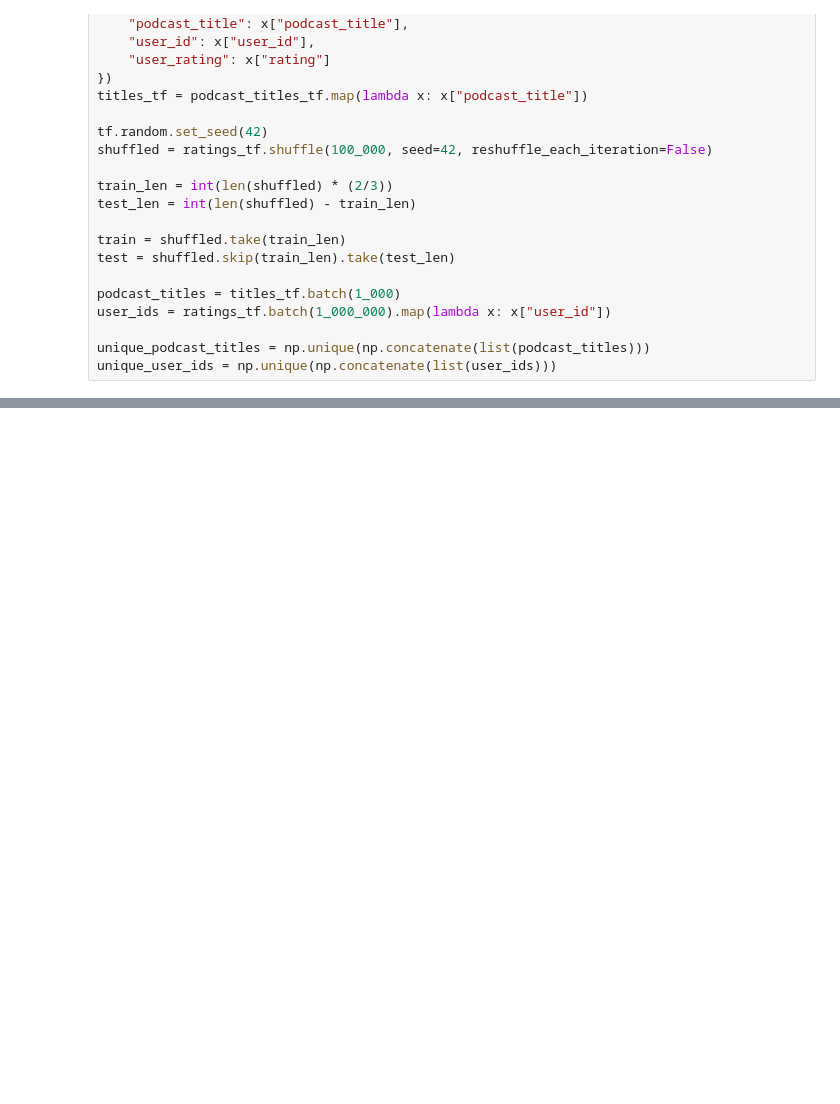
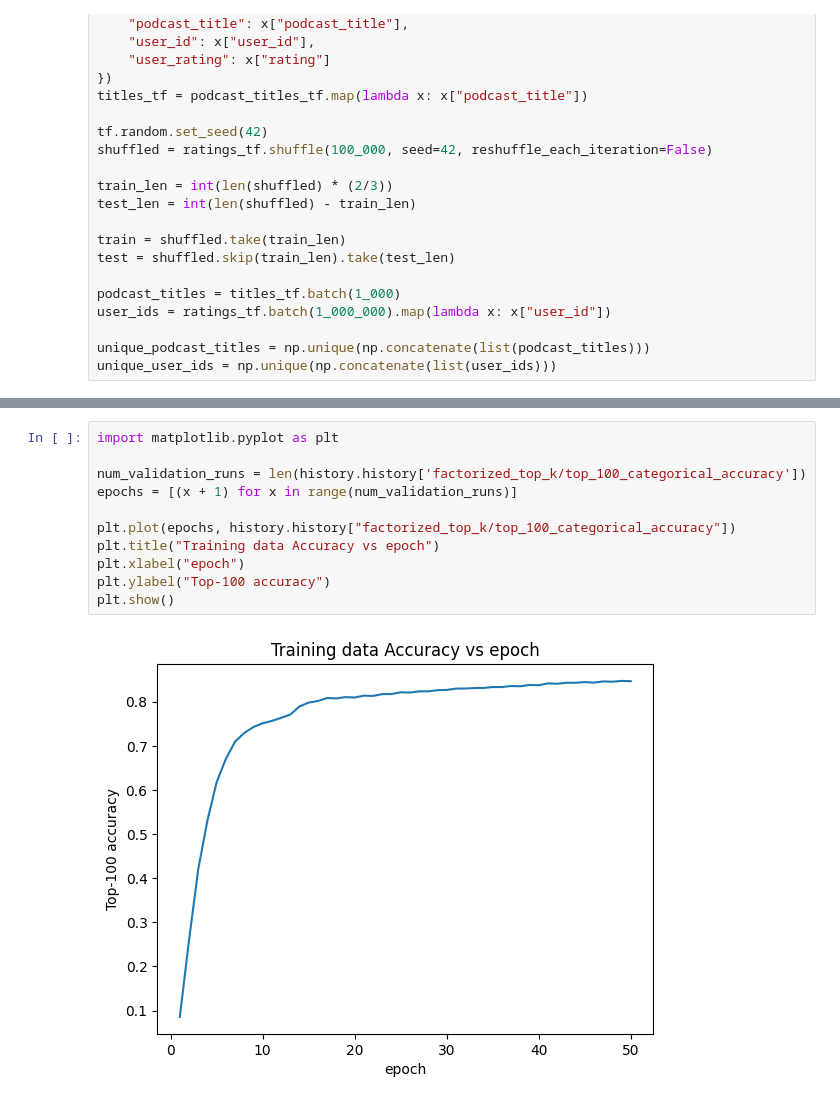
Before and after one commit to joshgeller05/DSCI-591, a Jupyter notebook: python/collaborative_filtering.ipynb, the cells around one changed output, grey strips where cells are left out. Drawn from its saved outputs; the diff is of its cells as text; blank space fills up the shorter version.

Commit message:
making model retrieval and ranking model, adding rmse metrics and graphs

```diff
--- a/python/collaborative_filtering.ipynb
+++ b/python/collaborative_filtering.ipynb
@@ -163,0 +204,13 @@ Train Metrics
+# %%
+import matplotlib.pyplot as plt
+
+num_validation_runs = len(history.history['factorized_top_k/top_100_categorical_accuracy'])
+epochs = [(x + 1) for x in range(num_validation_runs)]
+
+plt.plot(epochs, history.history["factorized_top_k/top_100_categorical_accuracy"])
+plt.title("Training data Accuracy vs epoch")
+plt.xlabel("epoch")
+plt.ylabel("Top-100 accuracy")
+plt.show()
+# %% [output]
+[figure, added]
```
Also changed, not shown: parts of 9 cells of this notebook.
